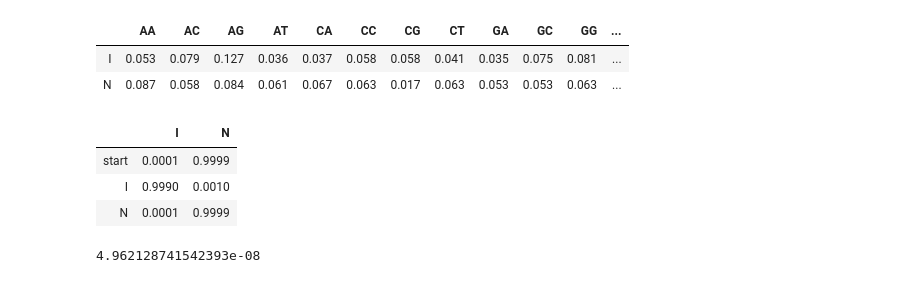
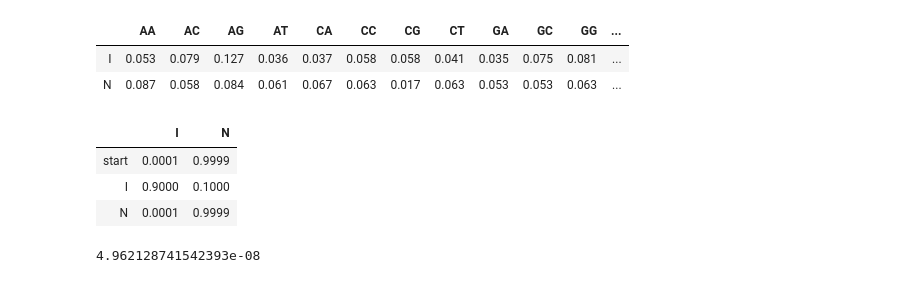
Before and after one commit to anderson-github-classroom/csc-448-student, a Jupyter notebook: labs/Lab5.ipynb, the cells around one changed output. Saved outputs shown, nothing was run; the diff lists cells and outputs as text; code cells hidden in the pictures.

```diff
--- a/labs/Lab5.ipynb
+++ b/labs/Lab5.ipynb
@@ -225,12 +225,12 @@ emission
 # %%
 pi = "IIIINNNNNNNNNNNNNNNNNIIII"
 sigma = emission.columns
-transition = pd.DataFrame([[0.0001,1-0.0001],[1-0.001,0.001],[0.0001,1-0.0001]],index=["start"]+states,columns=states)
+transition = pd.DataFrame([[0.0001,1-0.0001],[1-0.1,0.1],[0.0001,1-0.0001]],index=["start"]+states,columns=states)
 transition
 # %% [output]
 |  | I | N |
 | start | 0.0001 | 0.9999 |
-| I | 0.9990 | 0.0010 |
+| I | 0.9000 | 0.1000 |
 | N | 0.0001 | 0.9999 |
 # %%
 CG_island_hmm = (sigma,states,transition,emission)
```
Also changed, not shown: parts of 2 cells of this notebook, 2 other files.
